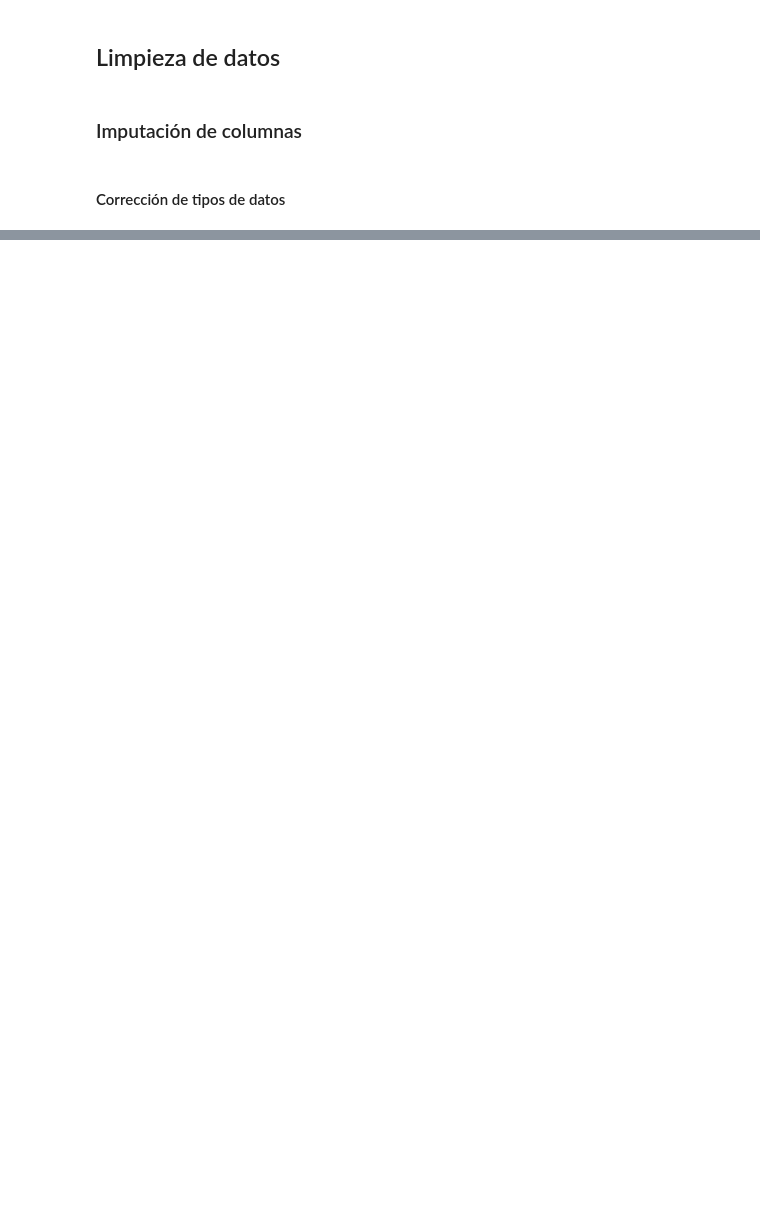
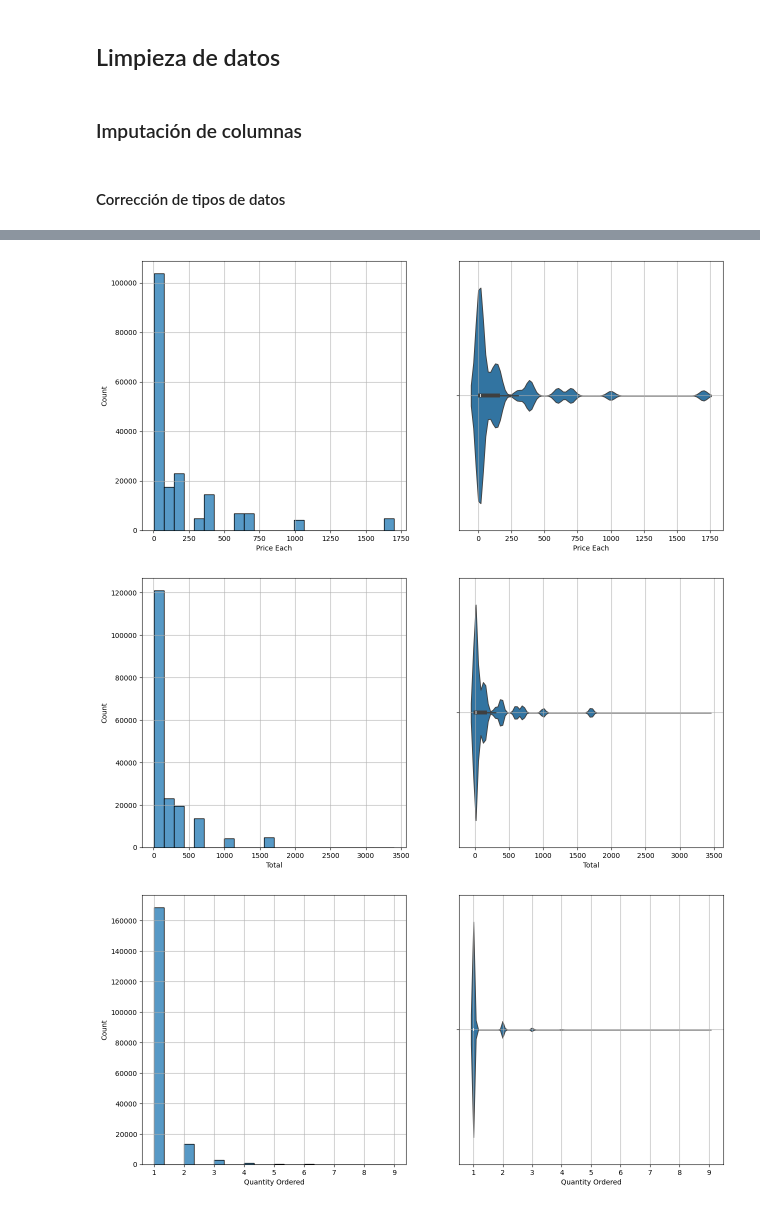
Before and after one commit to diegoGam1/Analisis_exploratorio_ventas, a Jupyter notebook: src/Analisis.ipynb, the cells around one changed output, grey strips where cells are left out. Saved outputs shown, nothing was run; the diff lists cells and outputs as text; code cells hidden in the pictures; blank space fills up the shorter version.

```diff
--- a/src/Analisis.ipynb
+++ b/src/Analisis.ipynb
@@ -124,0 +215,27 @@ df.head()
+# %%
+lista_numericos = ["Price Each", "Total", "Quantity Ordered", "Hour"]
+
+for column in lista_numericos:
+    plt.figure(figsize=(15, 7))
+    plt.subplot(1,2,1)
+    sns.histplot(
+        data= df,
+        x = column,
+        kde= False,
+        bins = 24
+
+    )
+    plt.grid()
+
+    plt.subplot(1,2,2)  #uso de violinplot para ver la distribución sin resaltar outliers
+    sns.violinplot(
+        data= df,
+        x = column,
+
+    )
+    plt.grid()
+    plt.show()
+# %% [output]
+[figure, added]
+[figure, added]
+[figure, added]
```
Also changed, not shown: parts of 18 cells of this notebook, 2 other files.
